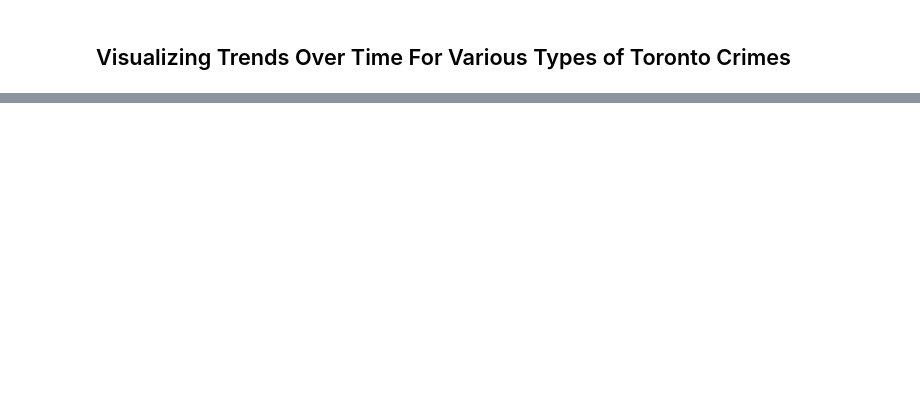
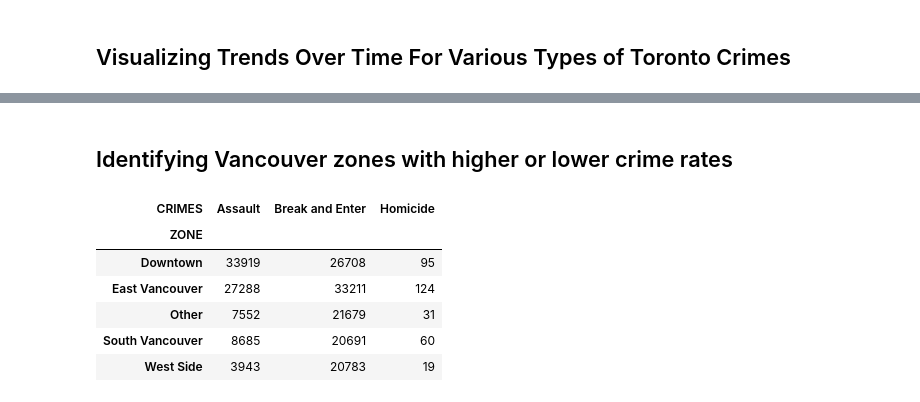
Before and after one commit to riggedjoker/CrimeAnalysis_Canada_Project, a Jupyter notebook: jupyter-notebook/crime_analysis.ipynb, the cells around one changed output, grey strips where cells are left out. Drawn from its saved outputs; the diff is of its cells as text; code cells hidden in the pictures; blank space fills up the shorter version.

```diff
--- a/jupyter-notebook/crime_analysis.ipynb
+++ b/jupyter-notebook/crime_analysis.ipynb
@@ -165,0 +220,30 @@ plt.show()
+# %% [markdown]
+<h2>Identifying Vancouver zones with higher or lower crime rates </h2>
+# %%
+def vancouver_zone(neighbourhood):
+    if neighbourhood in ['Central Business District', 'West End', 'Stanley Park']:
+        return 'Downtown'
+    elif neighbourhood in ['Kitsilano', 'Dunbar-Southlands', 'Arbutus Ridge', 'Shaughnessy', 'Kerrisdale', 'West Point Grey']:
+        return 'West Side'
+    elif neighbourhood in ['Grandview-Woodland', 'Hastings-Sunrise', 'Renfrew-Collingwood', 'Strathcona', 'Kensington-Cedar Cottage']:
+        return 'East Vancouver'
+    elif neighbourhood in ['Sunset', 'Victoria-Fraserview', 'Marpole', 'Killarney', 'Oakridge', 'South Cambie', 'Musqueam']:
+        return 'South Vancouver'
+    else:
+        return 'Other'
+
+vd_final.loc[:, 'ZONE'] = vd_final['NEIGHBOURHOOD'].apply(vancouver_zone)
+
+vancouver_filtered = vd_final[['CRIMES', 'YEAR', 'ZONE']]
+
+vancouver_crime_by_zone = vancouver_filtered.groupby(['ZONE', 'CRIMES']).size().unstack().fillna(0).astype(int)
+
+vancouver_crime_by_zone
+# %% [output]
+| CRIMES | Assault | Break and Enter | Homicide |
+| ZONE |  |  |  |
+| Downtown | 33919 | 26708 | 95 |
+| East Vancouver | 27288 | 33211 | 124 |
+| Other | 7552 | 21679 | 31 |
+| South Vancouver | 8685 | 20691 | 60 |
+| West Side | 3943 | 20783 | 19 |
```
Also changed, not shown: parts of 7 cells of this notebook.
